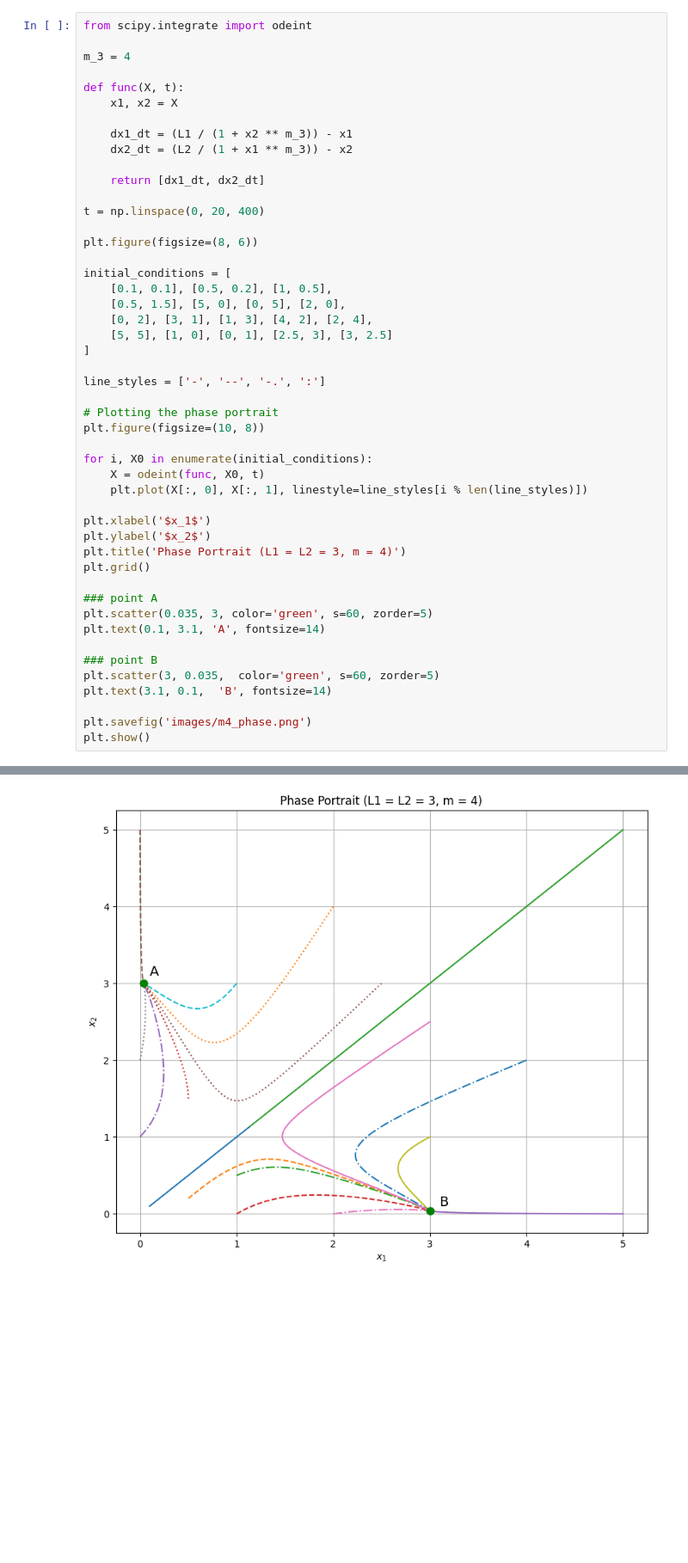
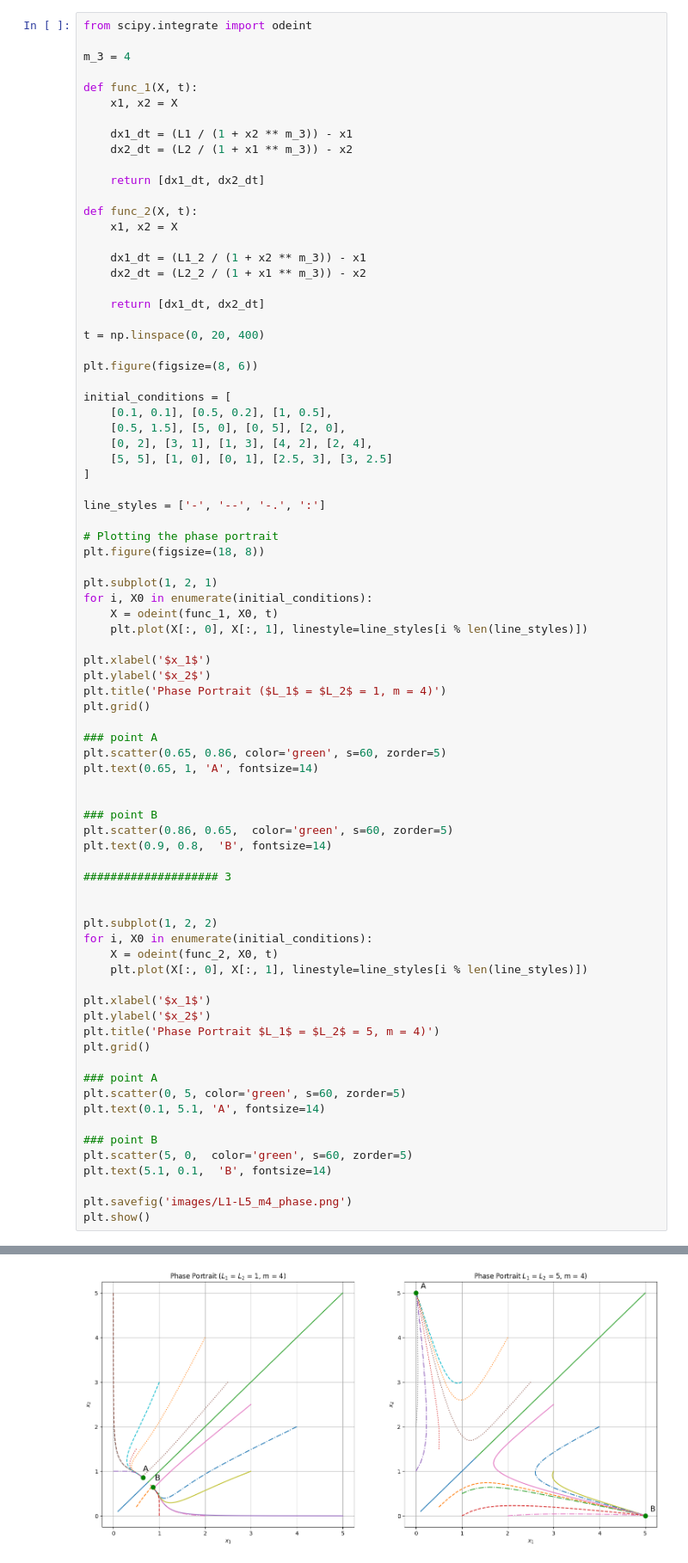
Before and after one commit to GrateJastes/scipy, a Jupyter notebook: figures.ipynb, the cells around one changed output, grey strips where cells are left out. Shown at 86% size. Drawn from its saved outputs; the diff is of its cells as text; blank space fills up the shorter version.

```diff
--- a/figures.ipynb
+++ b/figures.ipynb
@@ -68,49 +73,80 @@ from scipy.integrate import odeint
 
 m_3 = 4
 
-def func(X, t):
+def func_1(X, t):
     x1, x2 = X
 
     dx1_dt = (L1 / (1 + x2 ** m_3)) - x1
     dx2_dt = (L2 / (1 + x1 ** m_3)) - x2
+
+    return [dx1_dt, dx2_dt]
+
+def func_2(X, t):
+    x1, x2 = X
+
+    dx1_dt = (L1_2 / (1 + x2 ** m_3)) - x1
+    dx2_dt = (L2_2 / (1 + x1 ** m_3)) - x2
 
     return [dx1_dt, dx2_dt]
 
 t = np.linspace(0, 20, 400)
 
 plt.figure(figsize=(8, 6))
 
 initial_conditions = [
     [0.1, 0.1], [0.5, 0.2], [1, 0.5],
     [0.5, 1.5], [5, 0], [0, 5], [2, 0],
     [0, 2], [3, 1], [1, 3], [4, 2], [2, 4],
     [5, 5], [1, 0], [0, 1], [2.5, 3], [3, 2.5]
 ]
 
 line_styles = ['-', '--', '-.', ':']
 
 # Plotting the phase portrait
-plt.figure(figsize=(10, 8))
+plt.figure(figsize=(18, 8))
 
+plt.subplot(1, 2, 1)
 for i, X0 in enumerate(initial_conditions):
-    X = odeint(func, X0, t)
+    X = odeint(func_1, X0, t)
     plt.plot(X[:, 0], X[:, 1], linestyle=line_styles[i % len(line_styles)])
 
 plt.xlabel('$x_1$')
 plt.ylabel('$x_2$')
-plt.title('Phase Portrait (L1 = L2 = 3, m = 4)')
+plt.title('Phase Portrait ($L_1$ = $L_2$ = 1, m = 4)')
 plt.grid()
 
 ### point A
-plt.scatter(0.035, 3, color='green', s=60, zorder=5)
-plt.text(0.1, 3.1, 'A', fontsize=14)
+plt.scatter(0.65, 0.86, color='green', s=60, zorder=5)
+plt.text(0.65, 1, 'A', fontsize=14)
+
 
 ### point B
-plt.scatter(3, 0.035,  color='green', s=60, zorder=5)
-plt.text(3.1, 0.1,  'B', fontsize=14)
+plt.scatter(0.86, 0.65,  color='green', s=60, zorder=5)
+plt.text(0.9, 0.8,  'B', fontsize=14)
 
-plt.savefig('images/m4_phase.png')
+#################### 3
+
+
+plt.subplot(1, 2, 2)
+for i, X0 in enumerate(initial_conditions):
+    X = odeint(func_2, X0, t)
+    plt.plot(X[:, 0], X[:, 1], linestyle=line_styles[i % len(line_styles)])
+
+plt.xlabel('$x_1$')
+plt.ylabel('$x_2$')
+plt.title('Phase Portrait $L_1$ = $L_2$ = 5, m = 4)')
+plt.grid()
+
+### point A
+plt.scatter(0, 5, color='green', s=60, zorder=5)
+plt.text(0.1, 5.1, 'A', fontsize=14)
+
+### point B
+plt.scatter(5, 0,  color='green', s=60, zorder=5)
+plt.text(5.1, 0.1,  'B', fontsize=14)
+
+plt.savefig('images/L1-L5_m4_phase.png')
 plt.show()
 # %% [output]
 <Figure size 800x600 with 0 Axes>
-[figure, old version]
+[figure, new version]
```
Also changed, not shown: parts of 1 cell of this notebook.
